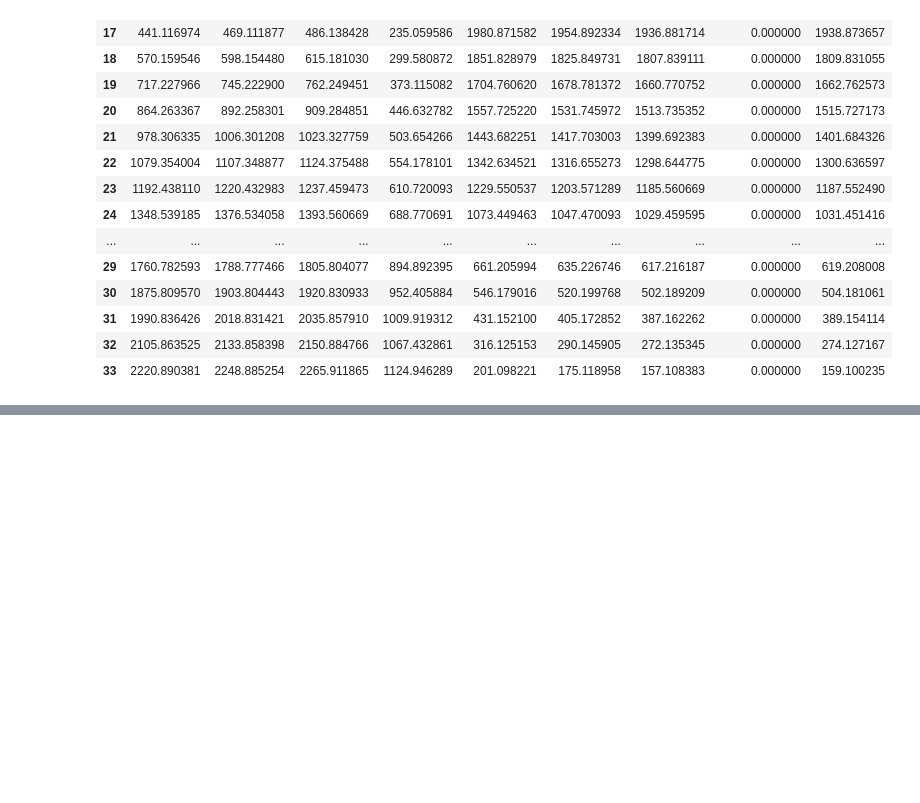
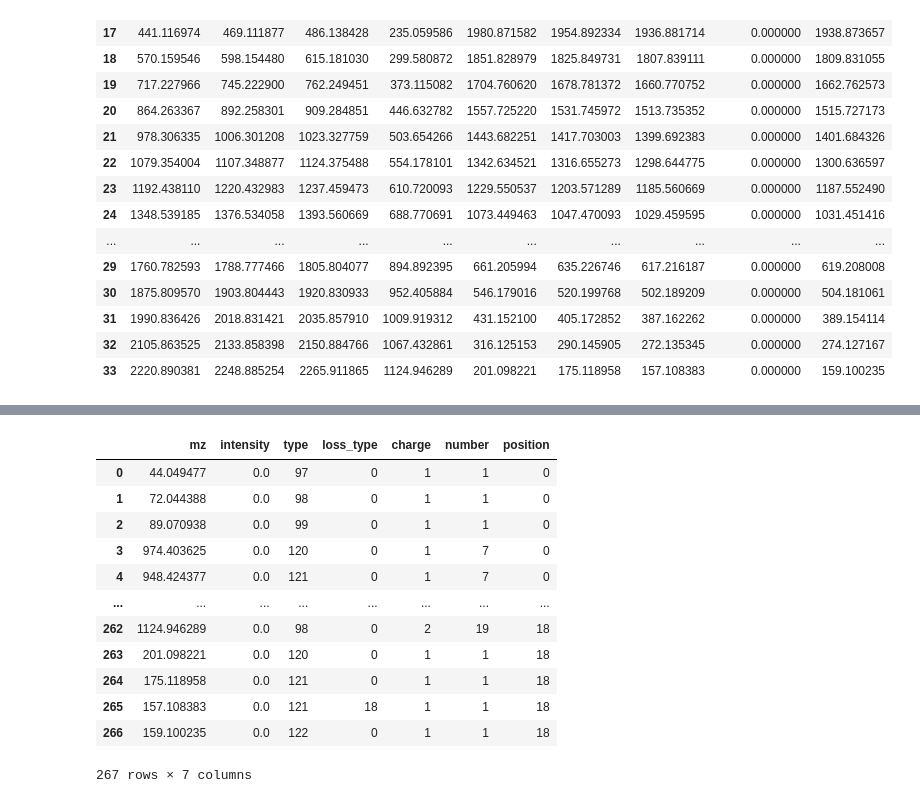
Before and after one commit to MannLabs/alphabase, a Jupyter notebook: docs/tutorials/tutorial_dataframe_structures.ipynb, the cells around one changed output, grey strips where cells are left out. Cells and saved outputs as stored; diff of their text form; code cells hidden in the pictures; blank space fills up the shorter version.

Commit message:
#187 add description for flat frag df

```diff
--- a/docs/tutorials/tutorial_dataframe_structures.ipynb
+++ b/docs/tutorials/tutorial_dataframe_structures.ipynb
@@ -103,0 +106,12 @@ frag_mz_df.iloc[start:stop]
+# %%
+from alphabase.peptide.fragment import flatten_fragments
+import numpy as np
+
+precursor_df, flat_frag_df = flatten_fragments(
+    precursor_df=df,
+    fragment_mz_df=frag_mz_df,
+    fragment_intensity_df=pd.DataFrame(
+        np.zeros_like(frag_mz_df.values),
+        columns=frag_mz_df.columns
+    )
+)
@@ -103,0 +125,16 @@ frag_mz_df.iloc[start:stop]
+# %%
+flat_frag_df
+# %% [output]
+|  | mz | intensity | type | loss_type | charge | number | position |
+| 0 | 44.049477 | 0.0 | 97 | 0 | 1 | 1 | 0 |
+| 1 | 72.044388 | 0.0 | 98 | 0 | 1 | 1 | 0 |
+| 2 | 89.070938 | 0.0 | 99 | 0 | 1 | 1 | 0 |
+| 3 | 974.403625 | 0.0 | 120 | 0 | 1 | 7 | 0 |
+| 4 | 948.424377 | 0.0 | 121 | 0 | 1 | 7 | 0 |
+| ... | ... | ... | ... | ... | ... | ... | ... |
+| 262 | 1124.946289 | 0.0 | 98 | 0 | 2 | 19 | 18 |
+| 263 | 201.098221 | 0.0 | 120 | 0 | 1 | 1 | 18 |
+| 264 | 175.118958 | 0.0 | 121 | 0 | 1 | 1 | 18 |
+| 265 | 157.108383 | 0.0 | 121 | 18 | 1 | 1 | 18 |
+| 266 | 159.100235 | 0.0 | 122 | 0 | 1 | 1 | 18 |
+267 rows × 7 columns
```
Also changed, not shown: parts of 5 cells of this notebook, 2 other files.
